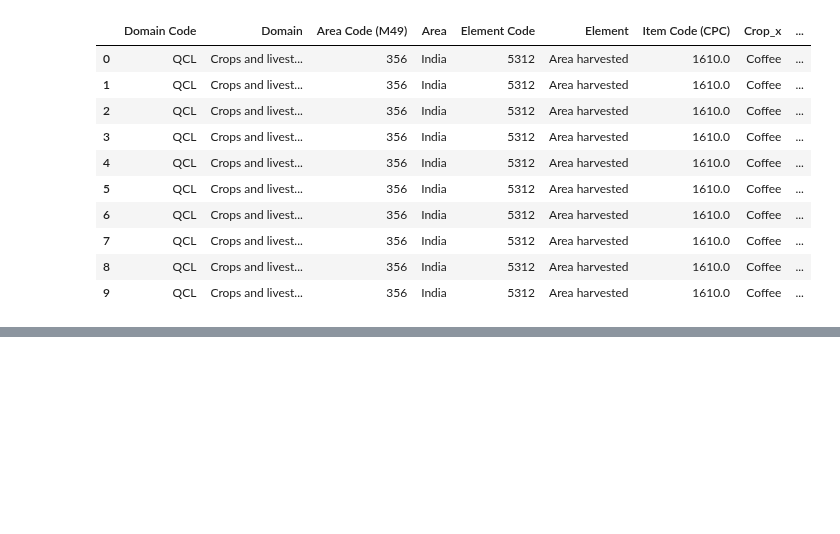
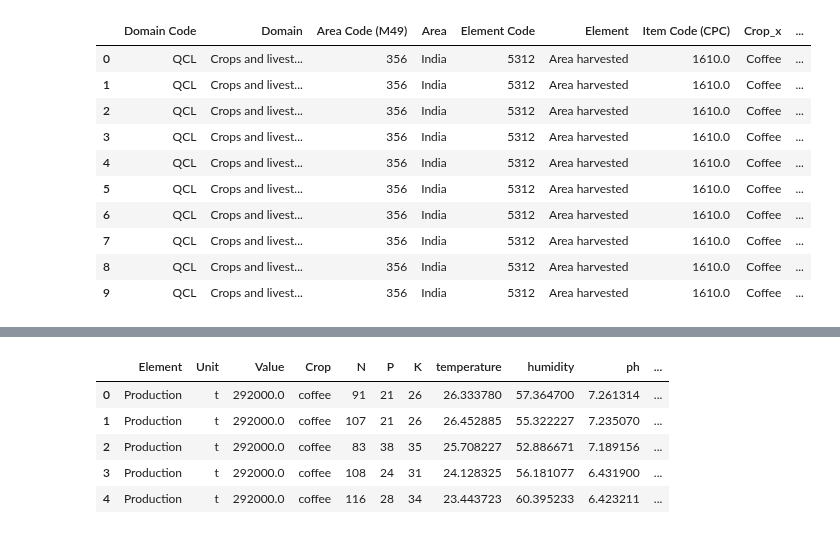
Before and after one commit to springboardmentor2468a-lab/AgriYield, a Jupyter notebook: Week 1 and Week 2.ipynb, the cells around one changed output, grey strips where cells are left out. Drawn from its saved outputs; the diff is of its cells as text; code cells hidden in the pictures; blank space fills up the shorter version.

```diff
--- a/Week 1 and Week 2.ipynb
+++ b/Week 1 and Week 2.ipynb
@@ -278,0 +473,49 @@ Name: count, dtype: int64
+# %%
+# 2. Create Crop list from Item and explode
+df_faostat["Crop"] = (
+    df_faostat["Item"]
+    .str.lower()
+    .str.replace(
+        "anise, badian, coriander, cumin, caraway, fennel and juniper berries, raw",
+        "anise, badian, coriander, cumin, caraway, fennel, juniper berries",
+        regex=False
+    )
+    .str.split(", ")
+)
+
+df_fao_exploded_item = df_faostat.explode("Crop")
+df_fao_exploded_item["Crop_norm"] = df_fao_exploded_item["Crop"].str.strip()
+# %%
+# 3. Merge with crop recommendation
+df_merged = df_fao_exploded_item.merge(
+    df_crop_rec,
+    left_on="Crop_norm",
+    right_on="label",
+    how="inner"
+)
+# %%
+# 4. Drop ONLY the FAO junk columns,
+#    but KEEP 'Element' this time
+df_merged = df_merged.drop(
+    columns=[
+        "Domain Code", "Domain", "Area Code (M49)", "Area",
+        "Element Code",          # drop code but keep 'Element'
+        "Item Code (CPC)", "Year Code",
+        "Flag", "Flag Description", "Note",
+        "Crop_norm", "label","Item","Year"
+    ],
+    errors="ignore"
+)
+# %%
+key_cols = ["Crop", "Element", "N", "P", "K",
+            "temperature", "humidity", "ph", "rainfall"]
+df_merged = df_merged.drop_duplicates(subset=key_cols).reset_index(drop=True)
+
+df_merged.head()
+# %% [output]
+|  | Element | Unit | Value | Crop | N | P | K | temperature | humidity | ph | ... |
+| 0 | Production | t | 292000.0 | coffee | 91 | 21 | 26 | 26.333780 | 57.364700 | 7.261314 | ... |
+| 1 | Production | t | 292000.0 | coffee | 107 | 21 | 26 | 26.452885 | 55.322227 | 7.235070 | ... |
+| 2 | Production | t | 292000.0 | coffee | 83 | 38 | 35 | 25.708227 | 52.886671 | 7.189156 | ... |
+| 3 | Production | t | 292000.0 | coffee | 108 | 24 | 31 | 24.128325 | 56.181077 | 6.431900 | ... |
+| 4 | Production | t | 292000.0 | coffee | 116 | 28 | 34 | 23.443723 | 60.395233 | 6.423211 | ... |
```
Also changed, not shown: parts of 23 cells of this notebook.
